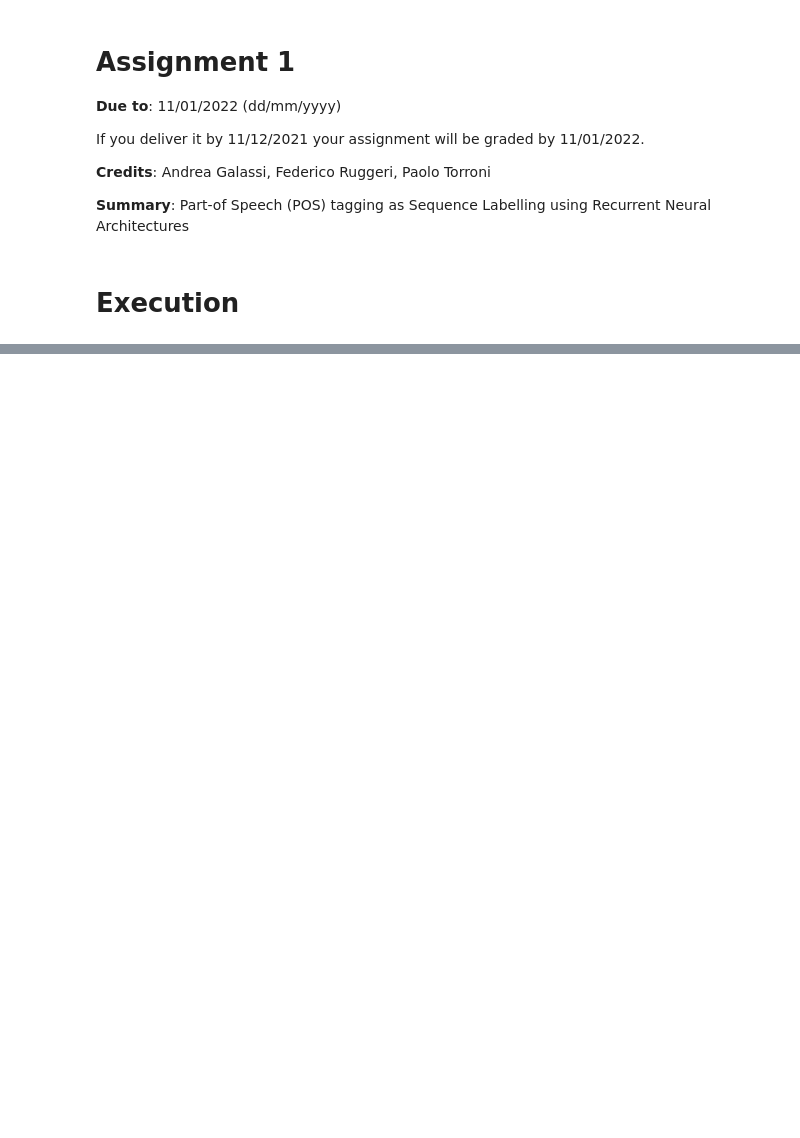
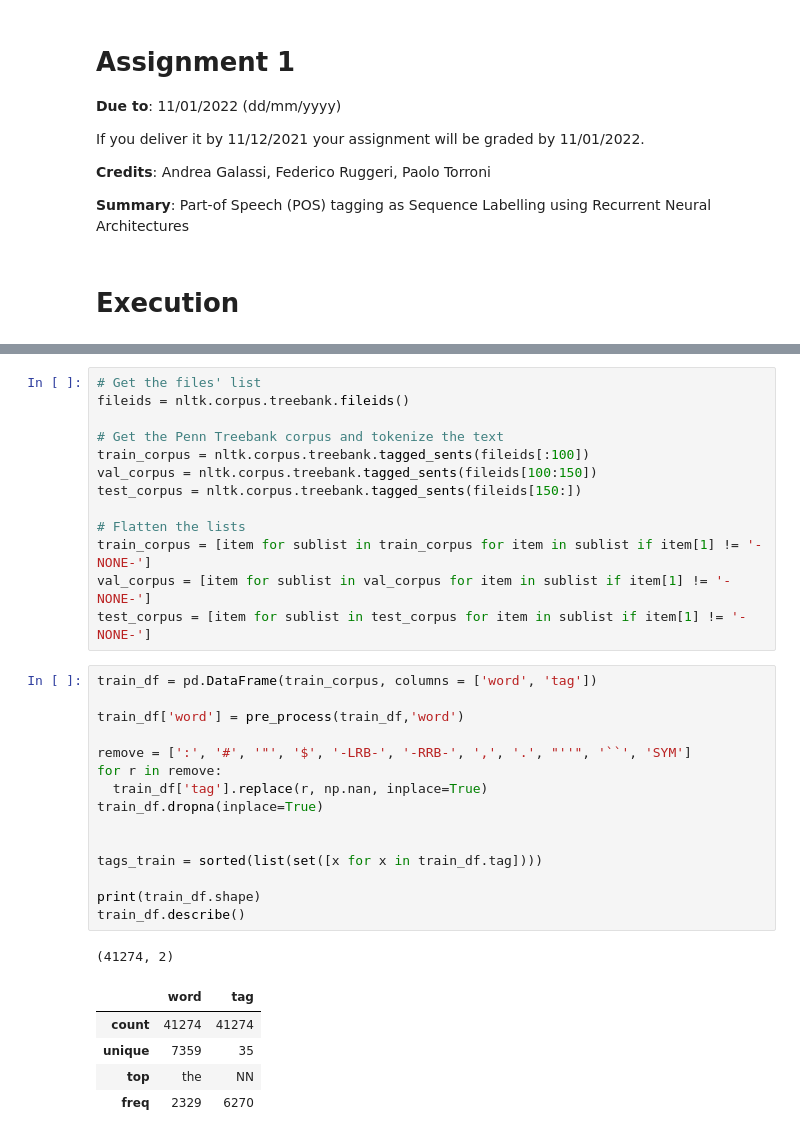
Before and after one commit to antoniototimorelli/nlp_unibo_2023-24_assignments, a Jupyter notebook: Assignment_1/POS_Toti.ipynb, the cells around one changed output, grey strips where cells are left out. Cells and saved outputs as stored; diff of their text form; blank space fills up the shorter version.

```diff
--- a/Assignment_1/POS_Toti.ipynb
+++ b/Assignment_1/POS_Toti.ipynb
@@ -132,0 +81,35 @@ emb_model = gloader.load('glove-wiki-gigaword-100')
+# %%
+# Get the files' list
+fileids = nltk.corpus.treebank.fileids()
+
+# Get the Penn Treebank corpus and tokenize the text
+train_corpus = nltk.corpus.treebank.tagged_sents(fileids[:100])
+val_corpus = nltk.corpus.treebank.tagged_sents(fileids[100:150])
+test_corpus = nltk.corpus.treebank.tagged_sents(fileids[150:])
+
+# Flatten the lists
+train_corpus = [item for sublist in train_corpus for item in sublist if item[1] != '-NONE-']
+val_corpus = [item for sublist in val_corpus for item in sublist if item[1] != '-NONE-']
+test_corpus = [item for sublist in test_corpus for item in sublist if item[1] != '-NONE-']
+# %%
+train_df = pd.DataFrame(train_corpus, columns = ['word', 'tag'])
+
+train_df['word'] = pre_process(train_df,'word')
+
+remove = [':', '#', '"', '$', '-LRB-', '-RRB-', ',', '.', "''", '``', 'SYM']
+for r in remove:
+  train_df['tag'].replace(r, np.nan, inplace=True)
+train_df.dropna(inplace=True)
+
+
+tags_train = sorted(list(set([x for x in train_df.tag])))
+
+print(train_df.shape)
+train_df.describe()
+# %% [output]
+(41274, 2)
+|  | word | tag |
+| count | 41274 | 41274 |
+| unique | 7359 | 35 |
+| top | the | NN |
+| freq | 2329 | 6270 |
```
Also changed, not shown: parts of 49 cells of this notebook, 2 other files.
